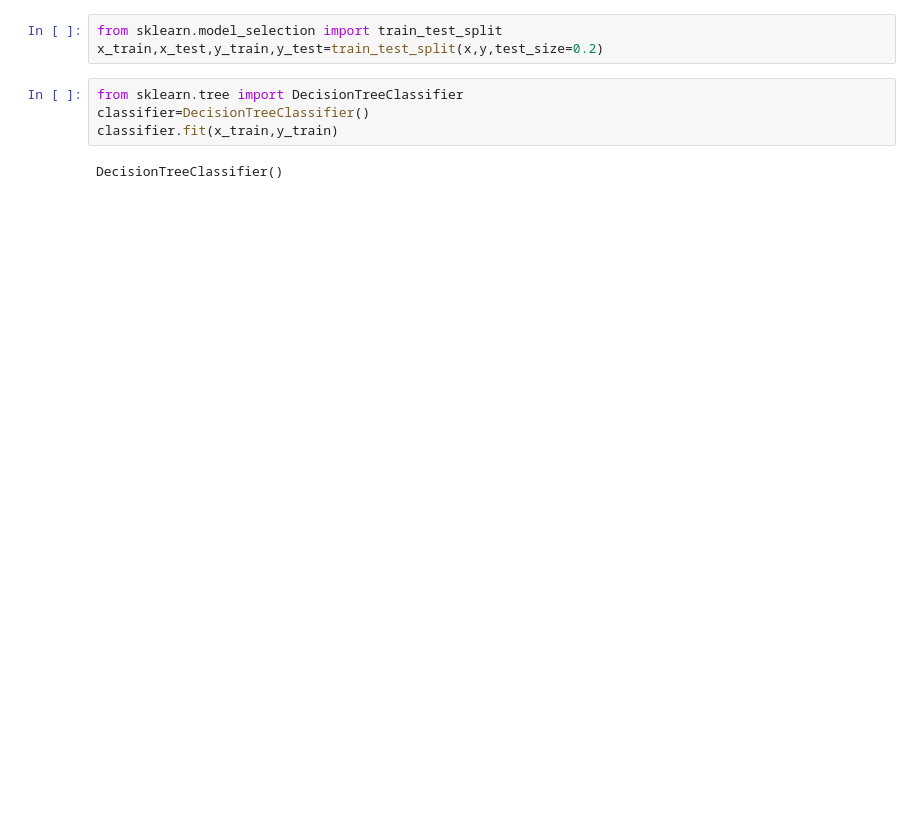
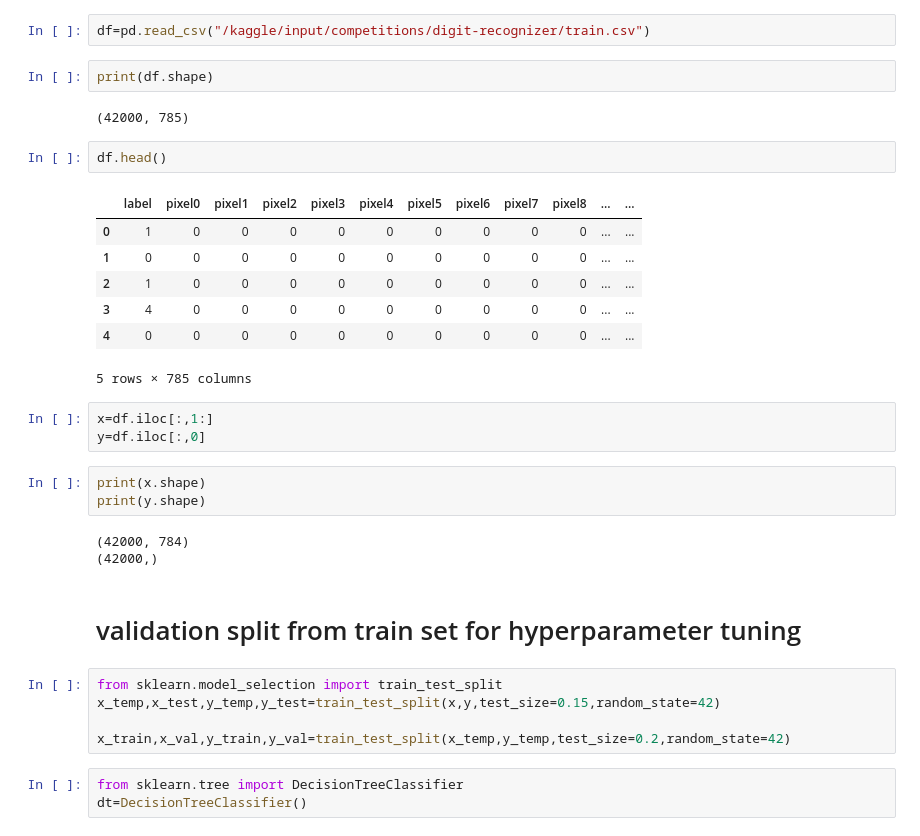
Before and after one commit to deepshresthaa/machine-learning, a Jupyter notebook: decision-tree-classifier/decision_tree_classifier.ipynb, the cells around one changed output. Cells and saved outputs as stored; diff of their text form; blank space fills up the shorter version.

```diff
--- a/decision-tree-classifier/decision_tree_classifier.ipynb
+++ b/decision-tree-classifier/decision_tree_classifier.ipynb
@@ -37,9 +31,35 @@ array([0, 0, 0, 0, 0, 0, 0, 0, 0, 0, 0, 0, 0, 0, 0, 0, 0, 0, 0, 0, 0, 0,
+# %%
+df=pd.read_csv("/kaggle/input/competitions/digit-recognizer/train.csv")
+# %%
+print(df.shape)
+# %% [output]
+(42000, 785)
+# %%
+df.head()
+# %% [output]
+|  | label | pixel0 | pixel1 | pixel2 | pixel3 | pixel4 | pixel5 | pixel6 | pixel7 | pixel8 | ... | ... |
+| 0 | 1 | 0 | 0 | 0 | 0 | 0 | 0 | 0 | 0 | 0 | ... | ... |
+| 1 | 0 | 0 | 0 | 0 | 0 | 0 | 0 | 0 | 0 | 0 | ... | ... |
+| 2 | 1 | 0 | 0 | 0 | 0 | 0 | 0 | 0 | 0 | 0 | ... | ... |
+| 3 | 4 | 0 | 0 | 0 | 0 | 0 | 0 | 0 | 0 | 0 | ... | ... |
+| 4 | 0 | 0 | 0 | 0 | 0 | 0 | 0 | 0 | 0 | 0 | ... | ... |
+5 rows × 785 columns
+# %%
+x=df.iloc[:,1:]
+y=df.iloc[:,0]
+# %%
+print(x.shape)
+print(y.shape)
+# %% [output]
+(42000, 784)
+(42000,)
+# %% [markdown]
+# validation split from train set for hyperparameter tuning
 # %%
 from sklearn.model_selection import train_test_split
-x_train,x_test,y_train,y_test=train_test_split(x,y,test_size=0.2)
+x_temp,x_test,y_temp,y_test=train_test_split(x,y,test_size=0.15,random_state=42)
+
+x_train,x_val,y_train,y_val=train_test_split(x_temp,y_temp,test_size=0.2,random_state=42)
 # %%
 from sklearn.tree import DecisionTreeClassifier
-classifier=DecisionTreeClassifier()
-classifier.fit(x_train,y_train)
+dt=DecisionTreeClassifier()
-# %% [output]
-DecisionTreeClassifier()
```
Also changed, not shown: parts of 15 cells of this notebook.
